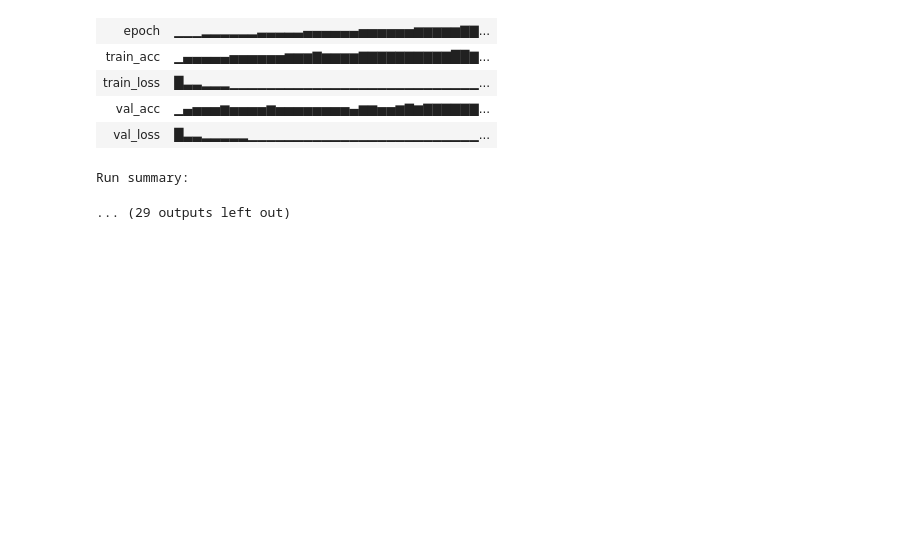
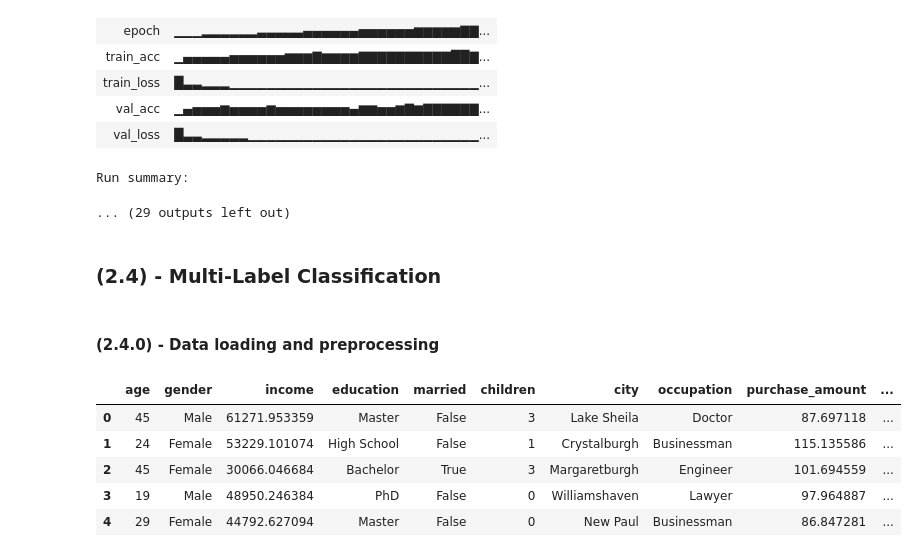
Before and after one commit to fine-man/smai-assignment-3, a Jupyter notebook: 2.ipynb, the cells around one changed output. Saved outputs shown, nothing was run; the diff lists cells and outputs as text; code cells hidden in the pictures; blank space fills up the shorter version.

```diff
--- a/2.ipynb
+++ b/2.ipynb
@@ -501,3 +500,18 @@ Run history:
 | val_loss | █▃▃▂▂▂▂▂▁▁▁▁▁▁▁▁▁▁▁▁▁▁▁▁▁▁▁▁▁▁▁▁▁... |
 Run summary:
 ... (29 outputs left out)
+# %% [markdown]
+### (2.4) - Multi-Label Classification
+# %% [markdown]
+#### (2.4.0) - Data loading and preprocessing
+# %%
+advert_df = pd.read_csv(os.path.join(DATA_FOLDER, "advertisement.csv"))
+
+advert_df.head()
+# %% [output]
+|  | age | gender | income | education | married | children | city | occupation | purchase_amount | ... |
+| 0 | 45 | Male | 61271.953359 | Master | False | 3 | Lake Sheila | Doctor | 87.697118 | ... |
+| 1 | 24 | Female | 53229.101074 | High School | False | 1 | Crystalburgh | Businessman | 115.135586 | ... |
+| 2 | 45 | Female | 30066.046684 | Bachelor | True | 3 | Margaretburgh | Engineer | 101.694559 | ... |
+| 3 | 19 | Male | 48950.246384 | PhD | False | 0 | Williamshaven | Lawyer | 97.964887 | ... |
+| 4 | 29 | Female | 44792.627094 | Master | False | 0 | New Paul | Businessman | 86.847281 | ... |
```
Also changed, not shown: parts of 22 cells of this notebook, 8 other files.
